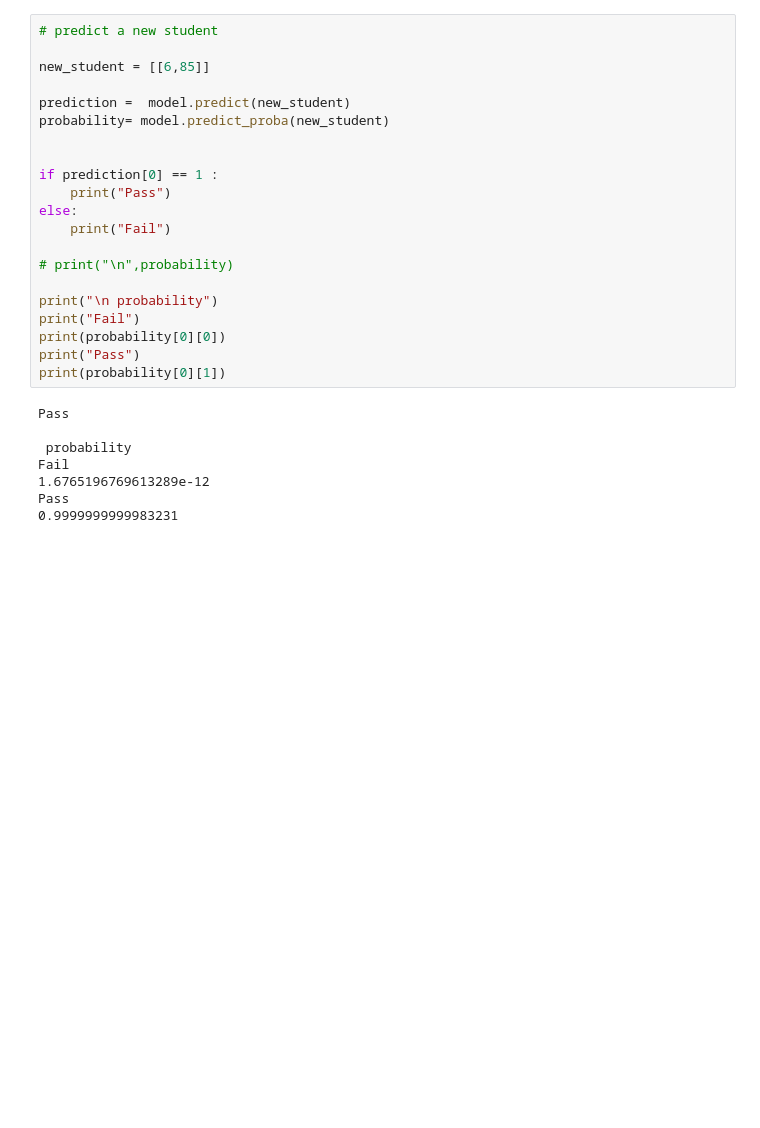
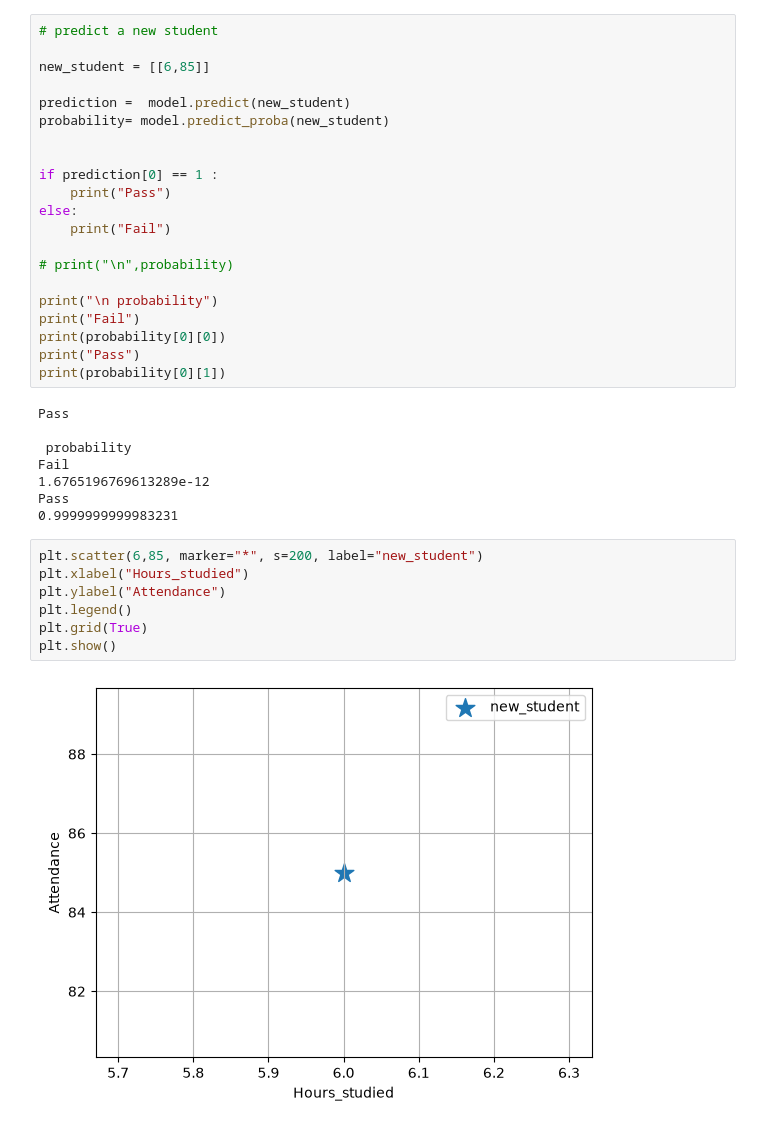
Before and after one commit to rohitdhamke/ml, a Jupyter notebook: Naive-Bayes/file1.ipynb, the cells around one changed output. Drawn from its saved outputs; the diff is of its cells as text; blank space fills up the shorter version.

```diff
--- a/Naive-Bayes/file1.ipynb
+++ b/Naive-Bayes/file1.ipynb
@@ -96,3 +99,12 @@ Fail
 1.6765196769613289e-12
 Pass
 0.9999999999983231
+# %%
+plt.scatter(6,85, marker="*", s=200, label="new_student")
+plt.xlabel("Hours_studied")
+plt.ylabel("Attendance")
+plt.legend()
+plt.grid(True)
+plt.show()
+# %% [output]
+[figure, added]
```
Also changed, not shown: parts of 1 cell of this notebook.
